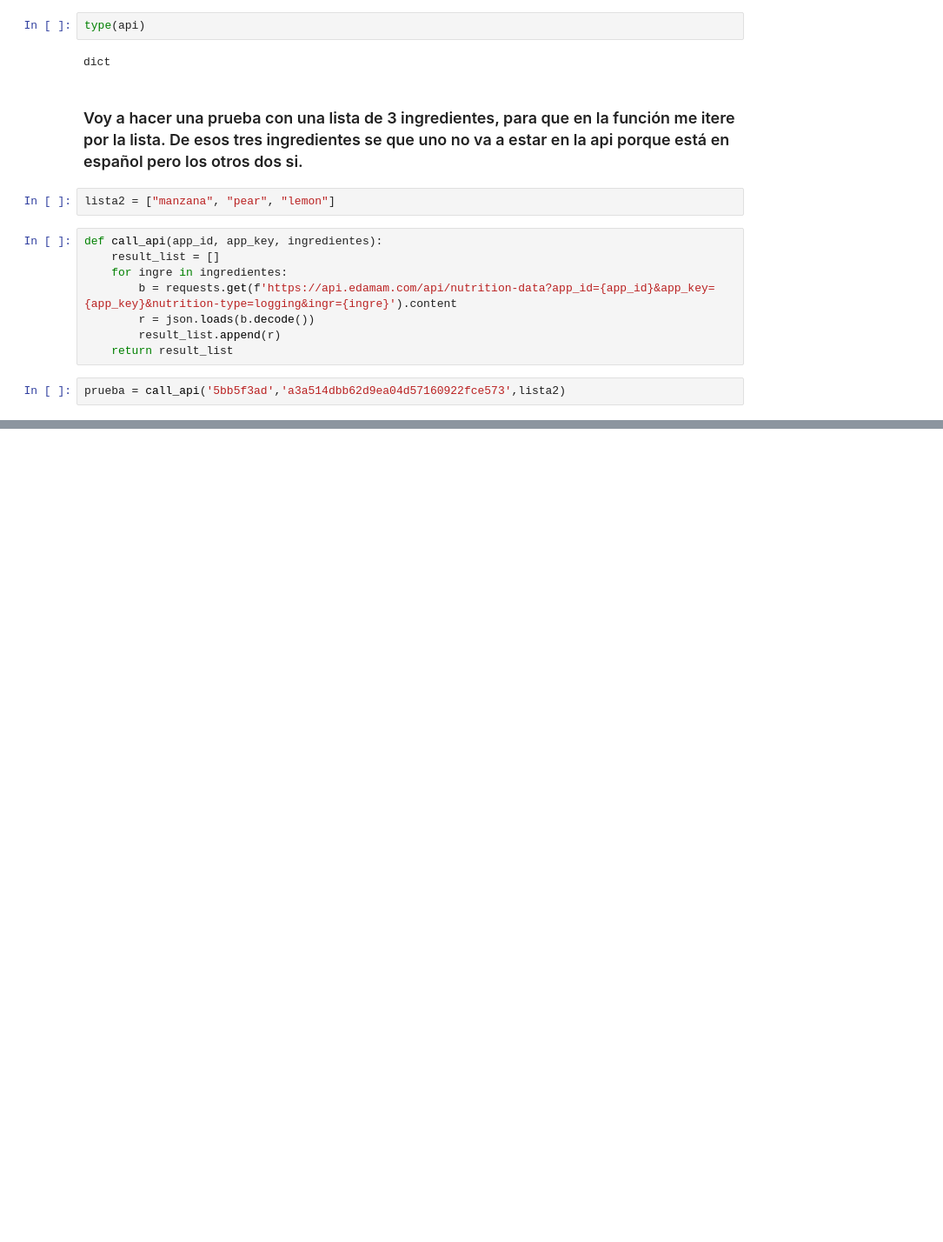
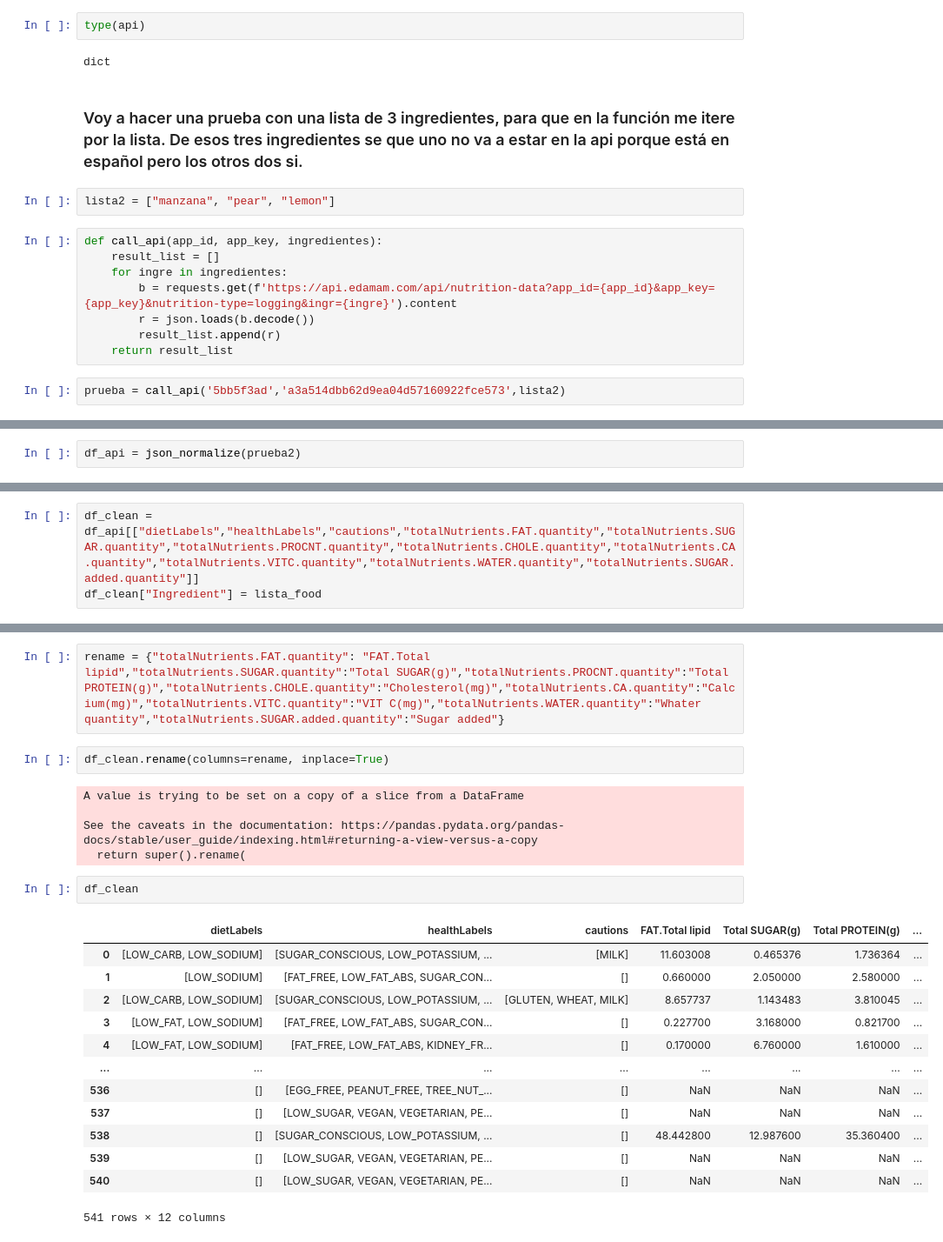
Before and after one commit to Beapsp/Pipelines-project-, a Jupyter notebook: Notebook/1- dataset.ipynb, the cells around one changed output, grey strips where cells are left out. Shown at 87% size. Cells and saved outputs as stored; diff of their text form; blank space fills up the shorter version.

```diff
--- a/Notebook/1- dataset.ipynb
+++ b/Notebook/1- dataset.ipynb
@@ -186,0 +227,2 @@ pd.DataFrame(prueba)
+# %%
+df_api = json_normalize(prueba2)
@@ -186,0 +244,3 @@ pd.DataFrame(prueba)
+# %%
+df_clean = df_api[["dietLabels","healthLabels","cautions","totalNutrients.FAT.quantity","totalNutrients.SUGAR.quantity","totalNutrients.PROCNT.quantity","totalNutrients.CHOLE.quantity","totalNutrients.CA.quantity","totalNutrients.VITC.quantity","totalNutrients.WATER.quantity","totalNutrients.SUGAR.added.quantity"]]
+df_clean["Ingredient"] = lista_food
@@ -186,0 +262,25 @@ pd.DataFrame(prueba)
+# %%
+rename = {"totalNutrients.FAT.quantity": "FAT.Total lipid","totalNutrients.SUGAR.quantity":"Total SUGAR(g)","totalNutrients.PROCNT.quantity":"Total PROTEIN(g)","totalNutrients.CHOLE.quantity":"Cholesterol(mg)","totalNutrients.CA.quantity":"Calcium(mg)","totalNutrients.VITC.quantity":"VIT C(mg)","totalNutrients.WATER.quantity":"Whater quantity","totalNutrients.SUGAR.added.quantity":"Sugar added"}
+# %%
+df_clean.rename(columns=rename, inplace=True)
+# %% [output]
+A value is trying to be set on a copy of a slice from a DataFrame
+
+See the caveats in the documentation: https://pandas.pydata.org/pandas-docs/stable/user_guide/indexing.html#returning-a-view-versus-a-copy
+  return super().rename(
+# %%
+df_clean
+# %% [output]
+|  | dietLabels | healthLabels | cautions | FAT.Total lipid | Total SUGAR(g) | Total PROTEIN(g) | ... |
+| 0 | [LOW_CARB, LOW_SODIUM] | [SUGAR_CONSCIOUS, LOW_POTASSIUM, ... | [MILK] | 11.603008 | 0.465376 | 1.736364 | ... |
+| 1 | [LOW_SODIUM] | [FAT_FREE, LOW_FAT_ABS, SUGAR_CON... | [] | 0.660000 | 2.050000 | 2.580000 | ... |
+| 2 | [LOW_CARB, LOW_SODIUM] | [SUGAR_CONSCIOUS, LOW_POTASSIUM, ... | [GLUTEN, WHEAT, MILK] | 8.657737 | 1.143483 | 3.810045 | ... |
+| 3 | [LOW_FAT, LOW_SODIUM] | [FAT_FREE, LOW_FAT_ABS, SUGAR_CON... | [] | 0.227700 | 3.168000 | 0.821700 | ... |
+| 4 | [LOW_FAT, LOW_SODIUM] | [FAT_FREE, LOW_FAT_ABS, KIDNEY_FR... | [] | 0.170000 | 6.760000 | 1.610000 | ... |
+| ... | ... | ... | ... | ... | ... | ... | ... |
+| 536 | [] | [EGG_FREE, PEANUT_FREE, TREE_NUT_... | [] | NaN | NaN | NaN | ... |
+| 537 | [] | [LOW_SUGAR, VEGAN, VEGETARIAN, PE... | [] | NaN | NaN | NaN | ... |
+| 538 | [] | [SUGAR_CONSCIOUS, LOW_POTASSIUM, ... | [] | 48.442800 | 12.987600 | 35.360400 | ... |
+| 539 | [] | [LOW_SUGAR, VEGAN, VEGETARIAN, PE... | [] | NaN | NaN | NaN | ... |
+| 540 | [] | [LOW_SUGAR, VEGAN, VEGETARIAN, PE... | [] | NaN | NaN | NaN | ... |
+541 rows × 12 columns
```
Also changed, not shown: parts of 45 cells of this notebook, 3 other files.
